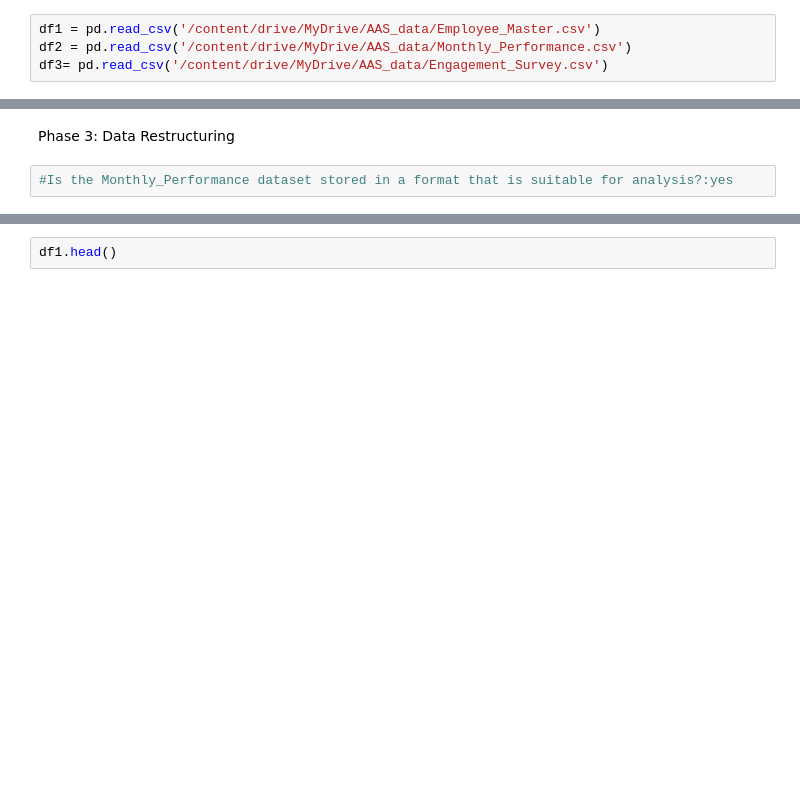
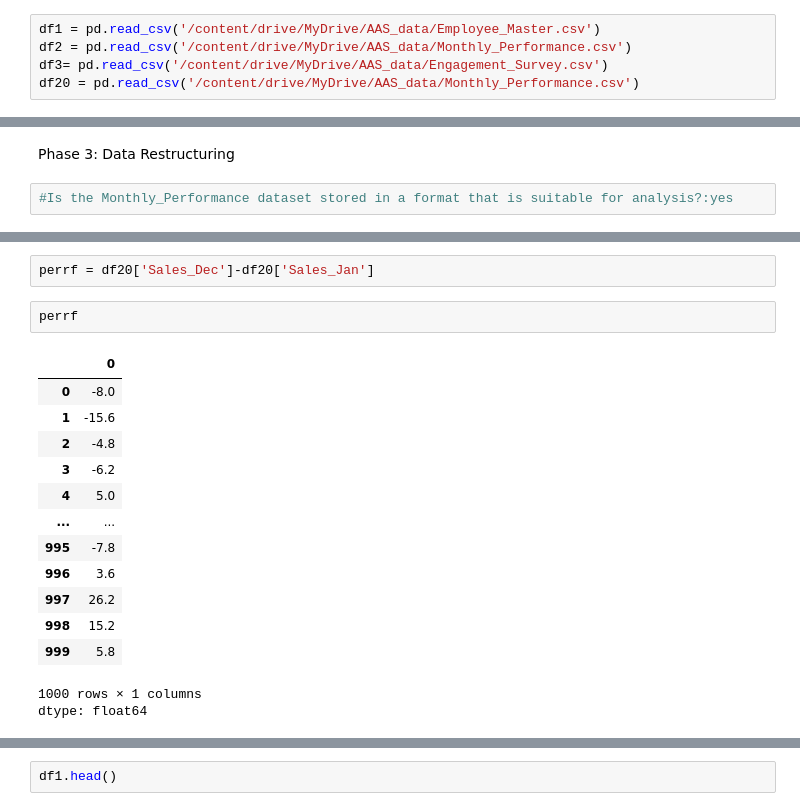
Before and after one commit to Yashzope/EDA_PracT, a Jupyter notebook: edaPract3.ipynb, the cells around one changed output, grey strips where cells are left out. Drawn from its saved outputs; the diff is of its cells as text; blank space fills up the shorter version.

```diff
--- a/edaPract3.ipynb
+++ b/edaPract3.ipynb
@@ -66,6 +66,7 @@ from statsmodels.tsa.stattools import adfuller
 df1 = pd.read_csv('/content/drive/MyDrive/AAS_data/Employee_Master.csv')
 df2 = pd.read_csv('/content/drive/MyDrive/AAS_data/Monthly_Performance.csv')
 df3= pd.read_csv('/content/drive/MyDrive/AAS_data/Engagement_Survey.csv')
+df20 = pd.read_csv('/content/drive/MyDrive/AAS_data/Monthly_Performance.csv')
 # %%
 df1.head()
 # %% [output]
@@ -432,0 +530,19 @@ Phase 3: Data Restructuring
+# %%
+perrf = df20['Sales_Dec']-df20['Sales_Jan']
+# %%
+perrf
+# %% [output]
+|  | 0 |
+| 0 | -8.0 |
+| 1 | -15.6 |
+| 2 | -4.8 |
+| 3 | -6.2 |
+| 4 | 5.0 |
+| ... | ... |
+| 995 | -7.8 |
+| 996 | 3.6 |
+| 997 | 26.2 |
+| 998 | 15.2 |
+| 999 | 5.8 |
+1000 rows × 1 columns
+dtype: float64
```
Also changed, not shown: parts of 24 cells of this notebook.
